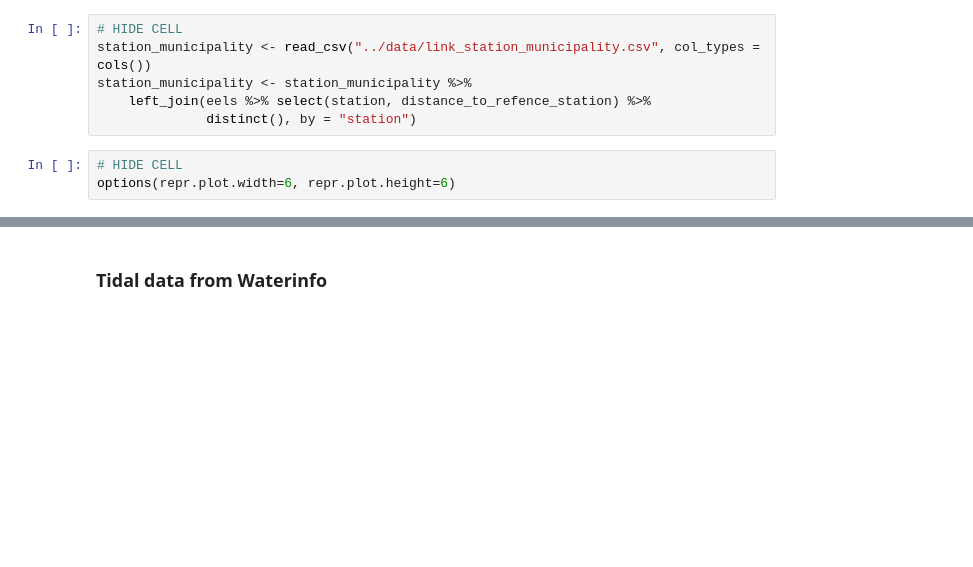
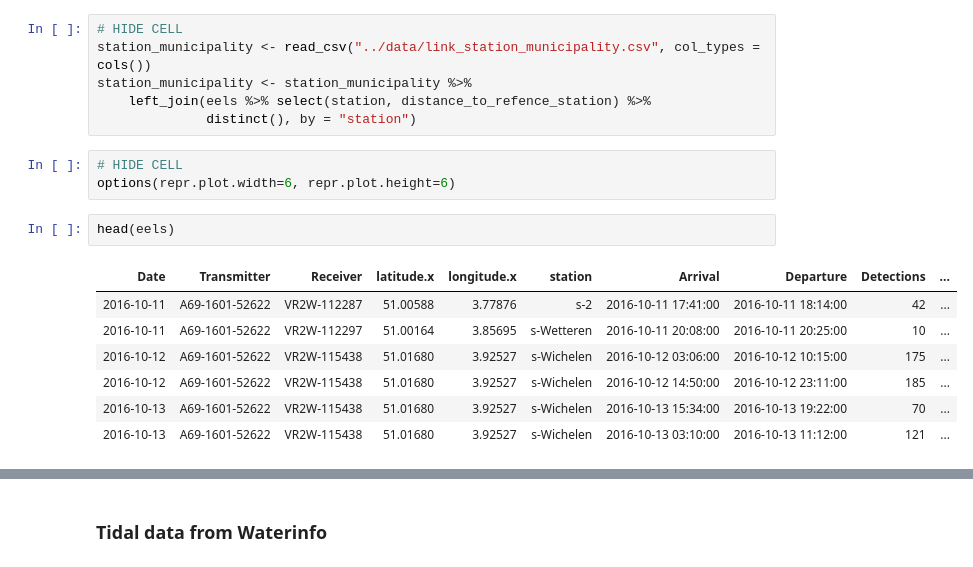
Before and after one commit to stijnvanhoey/waterinfo-tidal-eel, a Jupyter notebook: src/waterinfo-tidal.ipynb, the cells around one changed output, grey strips where cells are left out. Cells and saved outputs as stored; diff of their text form; blank space fills up the shorter version.

```diff
--- a/src/waterinfo-tidal.ipynb
+++ b/src/waterinfo-tidal.ipynb
@@ -91,6 +93,16 @@ station_municipality <- station_municipality %>%
 # %%
 # HIDE CELL
 options(repr.plot.width=6, repr.plot.height=6)
+# %%
+head(eels)
+# %% [output]
+| Date | Transmitter | Receiver | latitude.x | longitude.x | station | Arrival | Departure | Detections | ... |
+| 2016-10-11 | A69-1601-52622 | VR2W-112287 | 51.00588 | 3.77876 | s-2 | 2016-10-11 17:41:00 | 2016-10-11 18:14:00 | 42 | ... |
+| 2016-10-11 | A69-1601-52622 | VR2W-112297 | 51.00164 | 3.85695 | s-Wetteren | 2016-10-11 20:08:00 | 2016-10-11 20:25:00 | 10 | ... |
+| 2016-10-12 | A69-1601-52622 | VR2W-115438 | 51.01680 | 3.92527 | s-Wichelen | 2016-10-12 03:06:00 | 2016-10-12 10:15:00 | 175 | ... |
+| 2016-10-12 | A69-1601-52622 | VR2W-115438 | 51.01680 | 3.92527 | s-Wichelen | 2016-10-12 14:50:00 | 2016-10-12 23:11:00 | 185 | ... |
+| 2016-10-13 | A69-1601-52622 | VR2W-115438 | 51.01680 | 3.92527 | s-Wichelen | 2016-10-13 15:34:00 | 2016-10-13 19:22:00 | 70 | ... |
+| 2016-10-13 | A69-1601-52622 | VR2W-115438 | 51.01680 | 3.92527 | s-Wichelen | 2016-10-13 03:10:00 | 2016-10-13 11:12:00 | 121 | ... |
 # %%
 # HIDE CELL
 ggplot(eels, aes(x = Arrival, xend = Departure,
```
Also changed, not shown: parts of 44 cells of this notebook, 21 other files.
